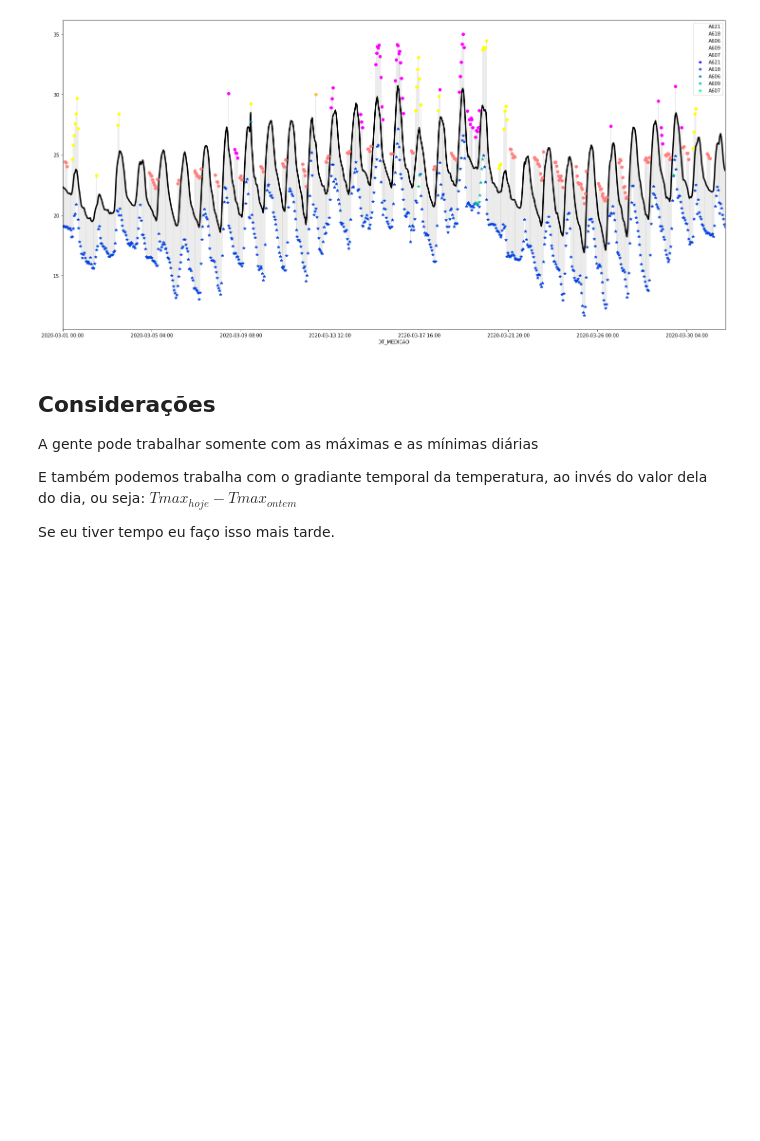
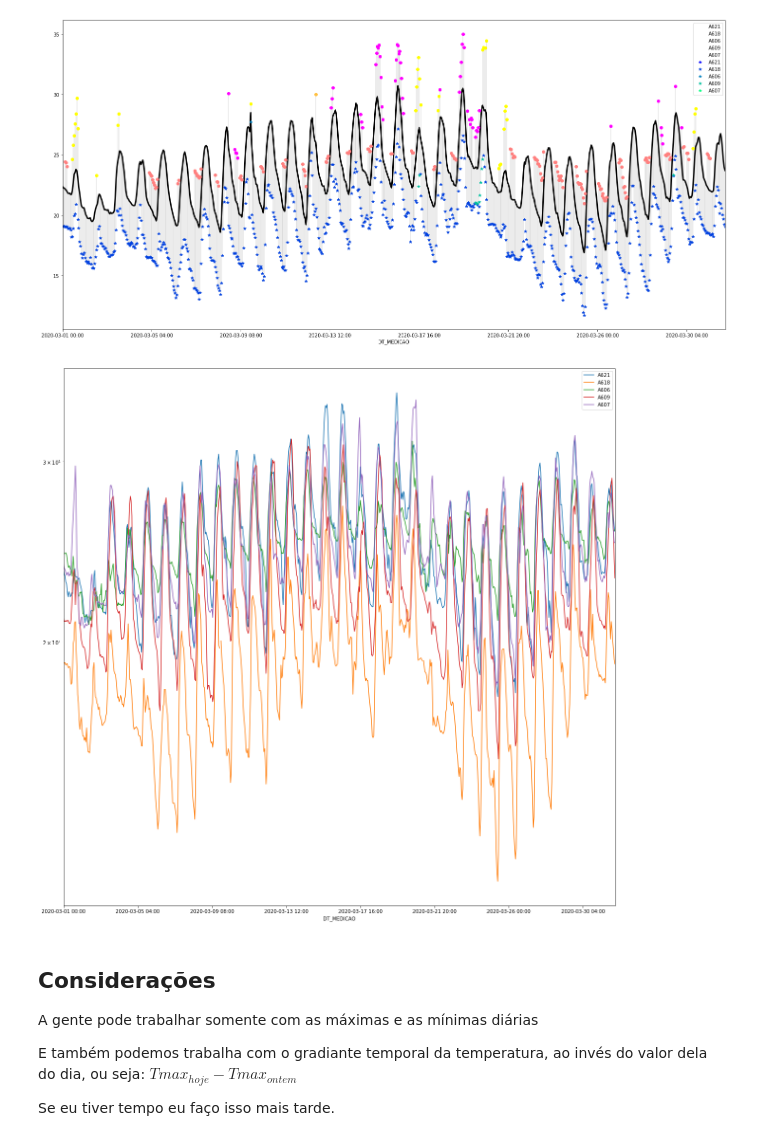
Before and after one commit to asalunai/IoT-trabalho, a Jupyter notebook: pre_proc.ipynb, the cells around one changed output. Saved outputs shown, nothing was run; the diff lists cells and outputs as text; code cells hidden in the pictures; blank space fills up the shorter version.

```diff
--- a/pre_proc.ipynb
+++ b/pre_proc.ipynb
@@ -227,6 +225,15 @@ plt.show()
 # NOTE: Problema na legenda!
 # %% [output]
 [figure]
+# %%
+ax = df_comp.plot(figsize=(20,20))#, colormap='Greys')
+
+plt.yscale('log')
+
+# Se for analisada desta forma mesmo, A618 precisa ser separada
+# Possivelmente A606 também... Ele apresenta consistentemente anomalias em "vales" da medição de temperatura
+# %% [output]
+[figure, added]
 # %% [markdown]
 ## Considerações
 
```
Also changed, not shown: parts of 4 cells of this notebook.
